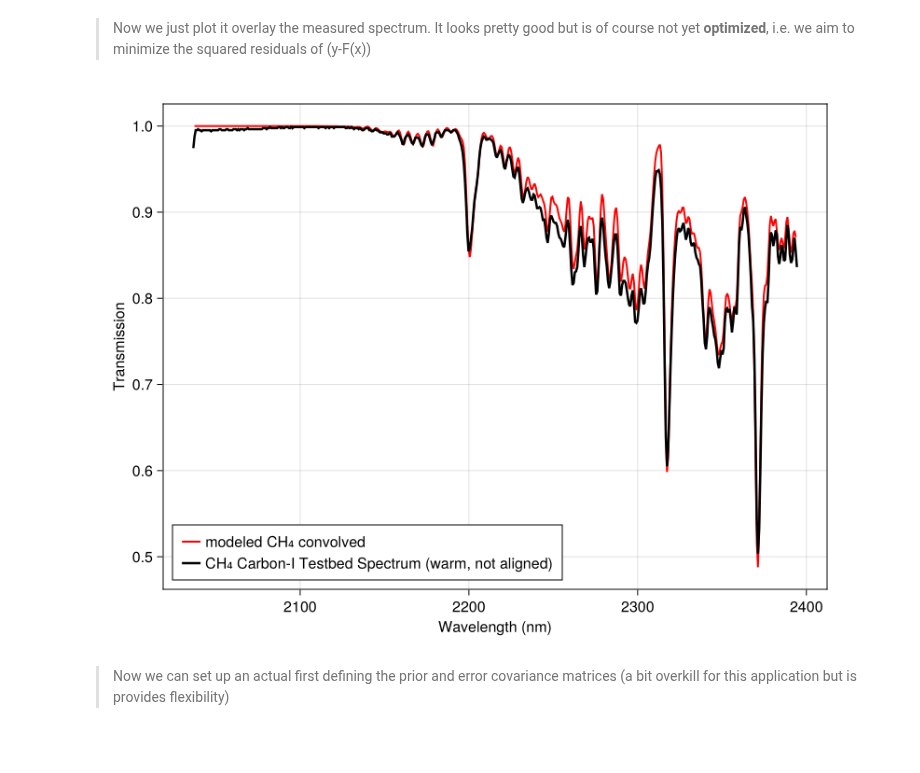
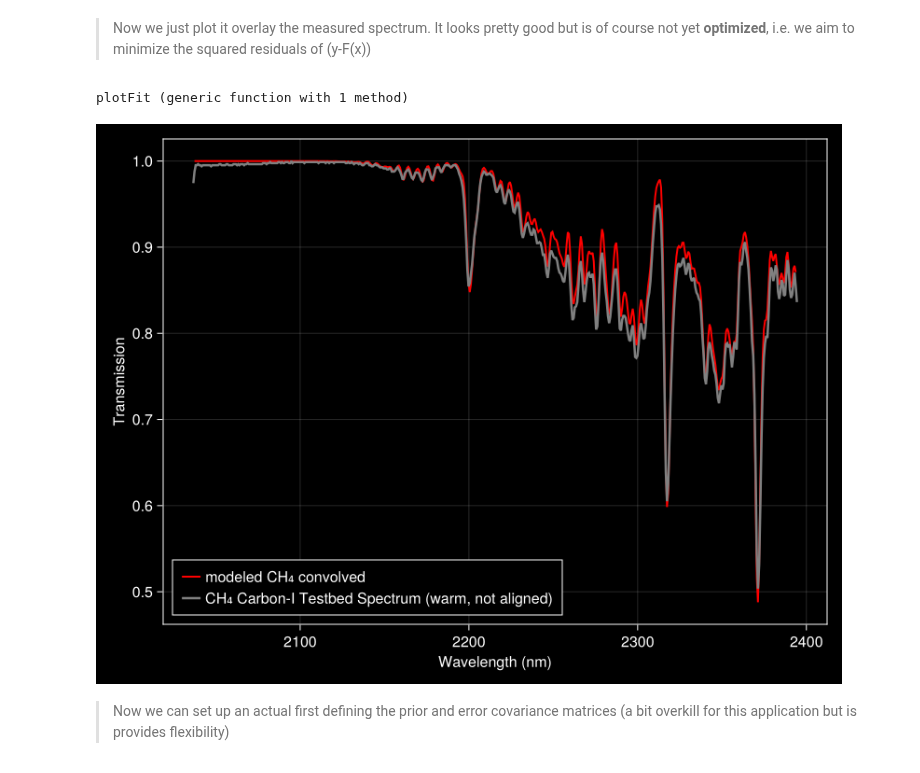
Before and after one commit to Carbon-I/CarbonI, a Jupyter notebook: src/notebooks/TestBed.ipynb, the cells around one changed output. Saved outputs shown, nothing was run; the diff lists cells and outputs as text; code cells hidden in the pictures.

Commit message:
Add more plots

```diff
--- a/src/notebooks/TestBed.ipynb
+++ b/src/notebooks/TestBed.ipynb
@@ -155,14 +155,21 @@ wl_grid = getGrid(x);
 # %% [markdown]
 > Now we just plot it overlay the measured spectrum. It looks pretty good but is of course not yet **optimized**, i.e. we aim to minimize the squared residuals of (y-F(x))
 # %%
-f = Figure(resolution = (800, 600))
-ax = Axis(f[1, 1], xlabel = "Wavelength (nm)", ylabel = "Transmission")
-lines!(ax, wl_grid, yy, color = :red, linewidth = 2.0, label = "modeled CH₄ convolved")
-lines!(ax, testbed_ch4[:,1], testbed_ch4[:,2]./maximum(testbed_ch4[:,2]), color = :black, linewidth = 2.5, label = "CH₄ Carbon-I Testbed Spectrum (warm, not aligned)")
-axislegend(position = :lb)
-f
+
+function plotFit()
+    f = Figure(resolution = (800, 600))
+    ax = Axis(f[1, 1], xlabel = "Wavelength (nm)", ylabel = "Transmission")
+    lines!(ax, wl_grid, yy, color = :red, linewidth = 2.0, label = "modeled CH₄ convolved")
+    lines!(ax, testbed_ch4[:,1], testbed_ch4[:,2]./maximum(testbed_ch4[:,2]), color = :gray, linewidth = 2.5, label = "CH₄ Carbon-I Testbed Spectrum (warm, not aligned)")
+    axislegend(position = :lb)
+    f
+end
 # %% [output]
-[figure, removed]
+plotFit (generic function with 1 method)
+# %%
+with_theme(plotFit, theme_black())
+# %% [output]
+[figure, added]
 # %% [markdown]
 > Now we can set up an actual first defining the prior and error covariance matrices (a bit overkill for this application but is provides flexibility)
 # %%
```
Also changed, not shown: parts of 5 cells of this notebook, 25 other files.
